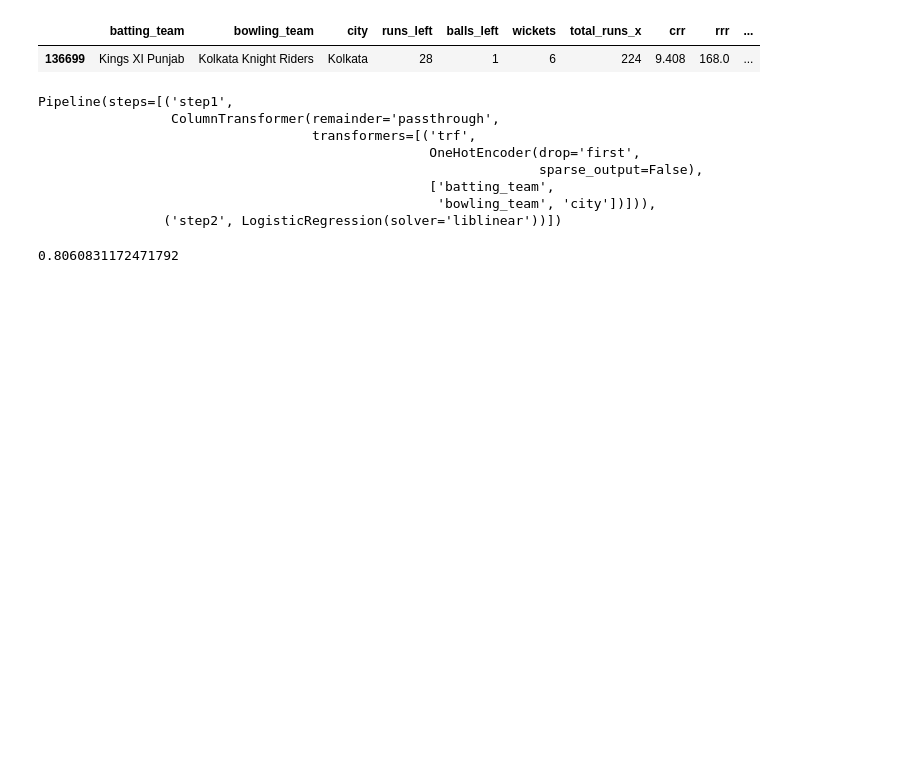
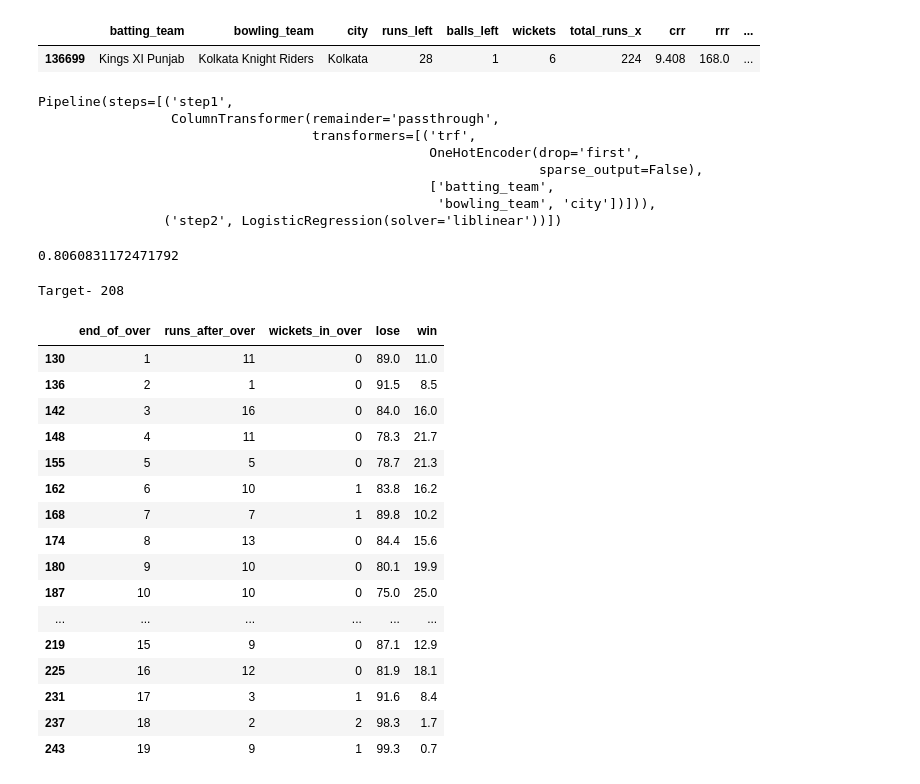
Before and after one commit to vivitsaupreti-creator/IPLytics, a Jupyter notebook: ipl.ipynb, the cells around one changed output. Cells and saved outputs as stored; diff of their text form; code cells hidden in the pictures; blank space fills up the shorter version.

Commit message:
Completed IPL Win Prediction ML Model and Streamlit Web App

```diff
--- a/ipl.ipynb
+++ b/ipl.ipynb
@@ -256,3 +256,65 @@ from sklearn.metrics import accuracy_score
 print(accuracy_score(Y_test,Y_pred))
 # %% [output]
 0.8060831172471792
+# %%
+def match_progression(x_df, match_id, pipe):
+    match = x_df[x_df['match_id'] == match_id]
+    match = match[match['ball'] == 6]
+
+    temp_df = match[
+        ['batting_team', 'bowling_team', 'city',
+         'runs_left', 'balls_left', 'wickets',
+         'total_runs_x', 'crr', 'rrr']
+    ]
+    temp_df = temp_df[temp_df['balls_left'] != 0]
+    result = pipe.predict_proba(temp_df) * 100
+    temp_df['lose'] = np.round(result.T[0], 1)
+    temp_df['win'] = np.round(result.T[1], 1)
+    temp_df['end_of_over'] = range(1, temp_df.shape[0] + 1)
+    target = temp_df['total_runs_x'].values[0]
+    runs = list(temp_df['runs_left'].values)
+    new_runs = runs[:]
+    runs.insert(0, target)
+    temp_df['runs_after_over'] = (
+        np.array(runs)[:-1] - np.array(new_runs)
+    )
+    wickets = list(temp_df['wickets'].values)
+    new_wickets = wickets[:]
+    new_wickets.insert(0, 10)
+    wickets.append(0)
+    w = np.array(wickets)
+    nw = np.array(new_wickets)
+    temp_df['wickets_in_over'] = (
+        nw - w
+    )[0:temp_df.shape[0]]
+
+    print("Target-", target)
+
+    temp_df = temp_df[
+        ['end_of_over', 'runs_after_over',
+         'wickets_in_over', 'lose', 'win']
+    ]
+
+    return temp_df, target
+# %%
+temp_df, target = match_progression(delivery_df, 1, pipe)
+temp_df
+# %% [output]
+Target- 208
+|  | end_of_over | runs_after_over | wickets_in_over | lose | win |
+| 130 | 1 | 11 | 0 | 89.0 | 11.0 |
+| 136 | 2 | 1 | 0 | 91.5 | 8.5 |
+| 142 | 3 | 16 | 0 | 84.0 | 16.0 |
+| 148 | 4 | 11 | 0 | 78.3 | 21.7 |
+| 155 | 5 | 5 | 0 | 78.7 | 21.3 |
+| 162 | 6 | 10 | 1 | 83.8 | 16.2 |
+| 168 | 7 | 7 | 1 | 89.8 | 10.2 |
+| 174 | 8 | 13 | 0 | 84.4 | 15.6 |
+| 180 | 9 | 10 | 0 | 80.1 | 19.9 |
+| 187 | 10 | 10 | 0 | 75.0 | 25.0 |
+| ... | ... | ... | ... | ... | ... |
+| 219 | 15 | 9 | 0 | 87.1 | 12.9 |
+| 225 | 16 | 12 | 0 | 81.9 | 18.1 |
+| 231 | 17 | 3 | 1 | 91.6 | 8.4 |
+| 237 | 18 | 2 | 2 | 98.3 | 1.7 |
+| 243 | 19 | 9 | 1 | 99.3 | 0.7 |
```
Also changed, not shown: parts of 5 cells of this notebook, 2 other files.
